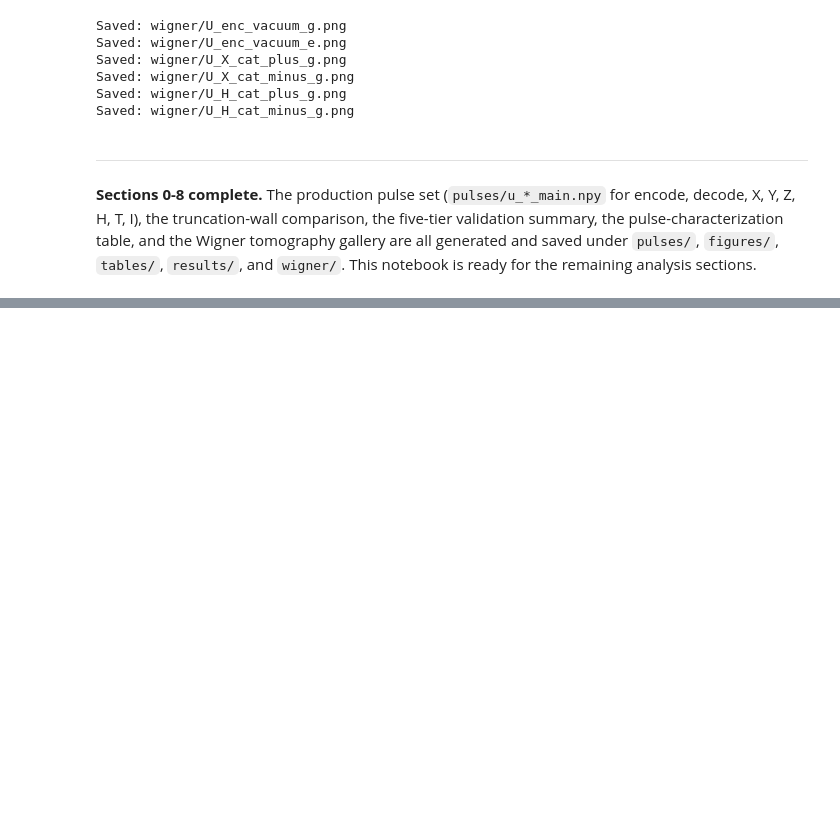
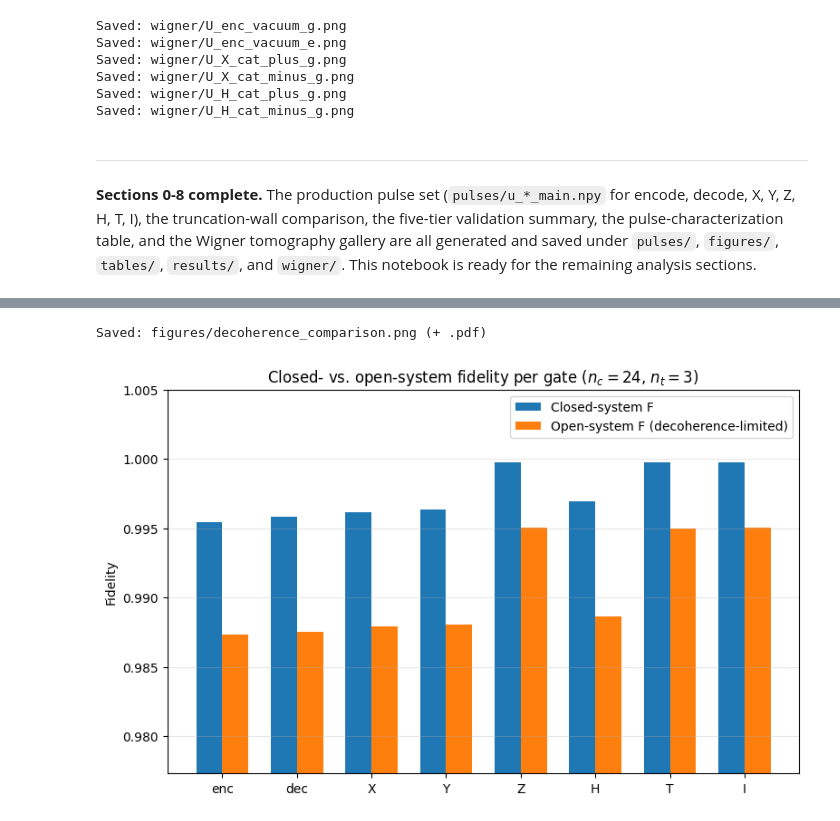
Before and after one commit to curiousCATla/Qubit-Drive-GRAPE, a Jupyter notebook: experiments.ipynb, the cells around one changed output, grey strips where cells are left out. Saved outputs shown, nothing was run; the diff lists cells and outputs as text; code cells hidden in the pictures; blank space fills up the shorter version.

```diff
--- a/experiments.ipynb
+++ b/experiments.ipynb
@@ -942,0 +1020,10 @@ the remaining analysis sections.
+# %%
+df_decoherence = pd.DataFrame(decoherence_rows)
+df_decoherence["Abs_drop"] = df_decoherence["Closed_F"] - df_decoherence["Open_F"]
+df_decoherence["Rel_drop_pct"] = 100 * df_decoherence["Abs_drop"] / df_decoherence["Closed_F"]
+
+print(df_decoherence.to_string(index=False, float_format="%.6f"))
+
+decoherence_csv_path = os.path.join(TABLE_DIR, "decoherence_limited_fidelities.csv")
+df_decoherence.to_csv(decoherence_csv_path, index=False)
+print(f"\nSaved: {decoherence_csv_path}")
@@ -942,0 +1042,22 @@ the remaining analysis sections.
+# %%
+fig, ax = plt.subplots(figsize=(9, 5.5))
+x = np.arange(len(df_decoherence))
+width = 0.35
+
+ax.bar(x - width/2, df_decoherence["Closed_F"], width, color="tab:blue", label="Closed-system F")
+ax.bar(x + width/2, df_decoherence["Open_F"], width, color="tab:orange", label="Open-system F (decoherence-limited)")
+
+ymin = min(df_decoherence["Closed_F"].min(), df_decoherence["Open_F"].min())
+ax.set_ylim(max(0.0, ymin - 0.01), 1.005)
+ax.set_xticks(x)
+ax.set_xticklabels(df_decoherence["Gate"])
+ax.set_ylabel("Fidelity")
+ax.set_title(f"Closed- vs. open-system fidelity per gate ($n_c={N_C_DECO}$, $n_t={N_T}$)")
+ax.legend()
+ax.grid(True, axis="y", alpha=0.3)
+
+savefig_png_pdf(fig, os.path.join(FIG_DIR, "decoherence_comparison"))
+plt.show()
+# %% [output]
+Saved: figures/decoherence_comparison.png (+ .pdf)
+[figure, added]
```
Also changed, not shown: parts of 9 cells of this notebook, 11 other files.
